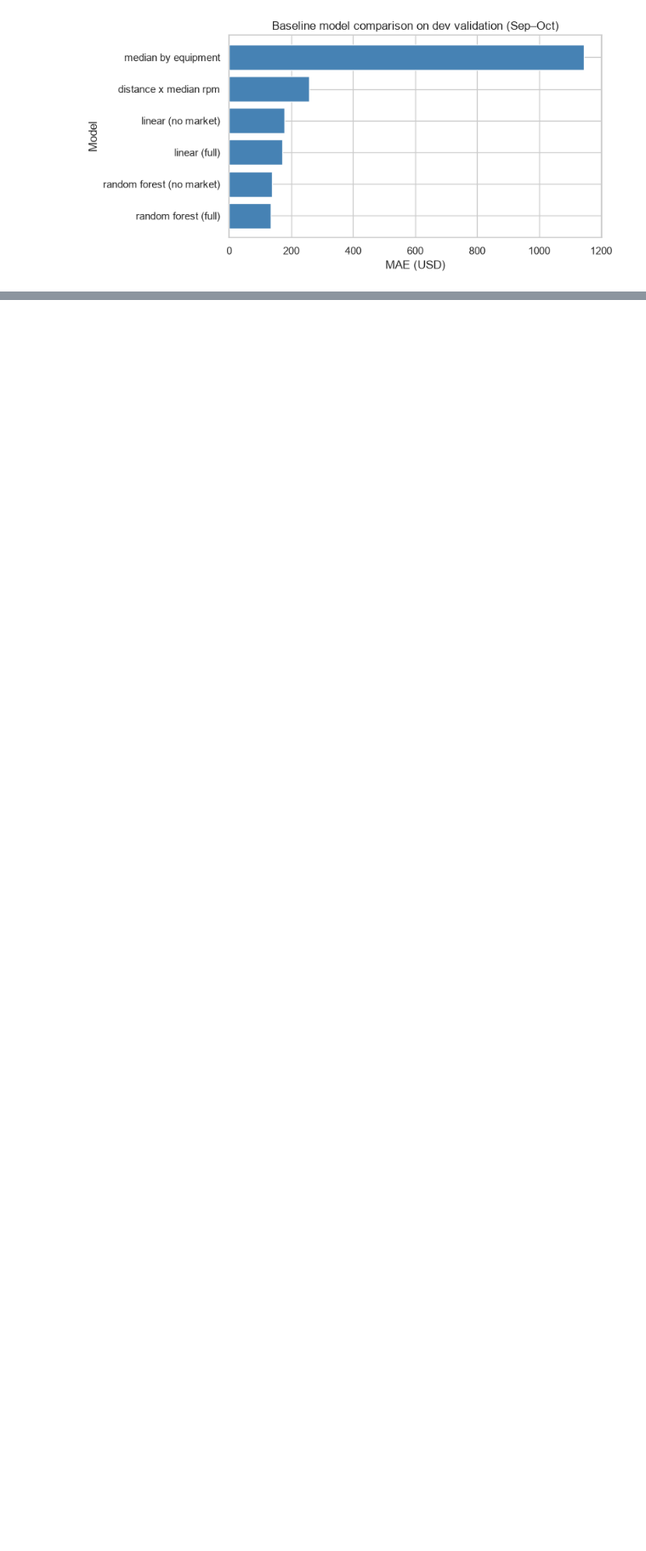
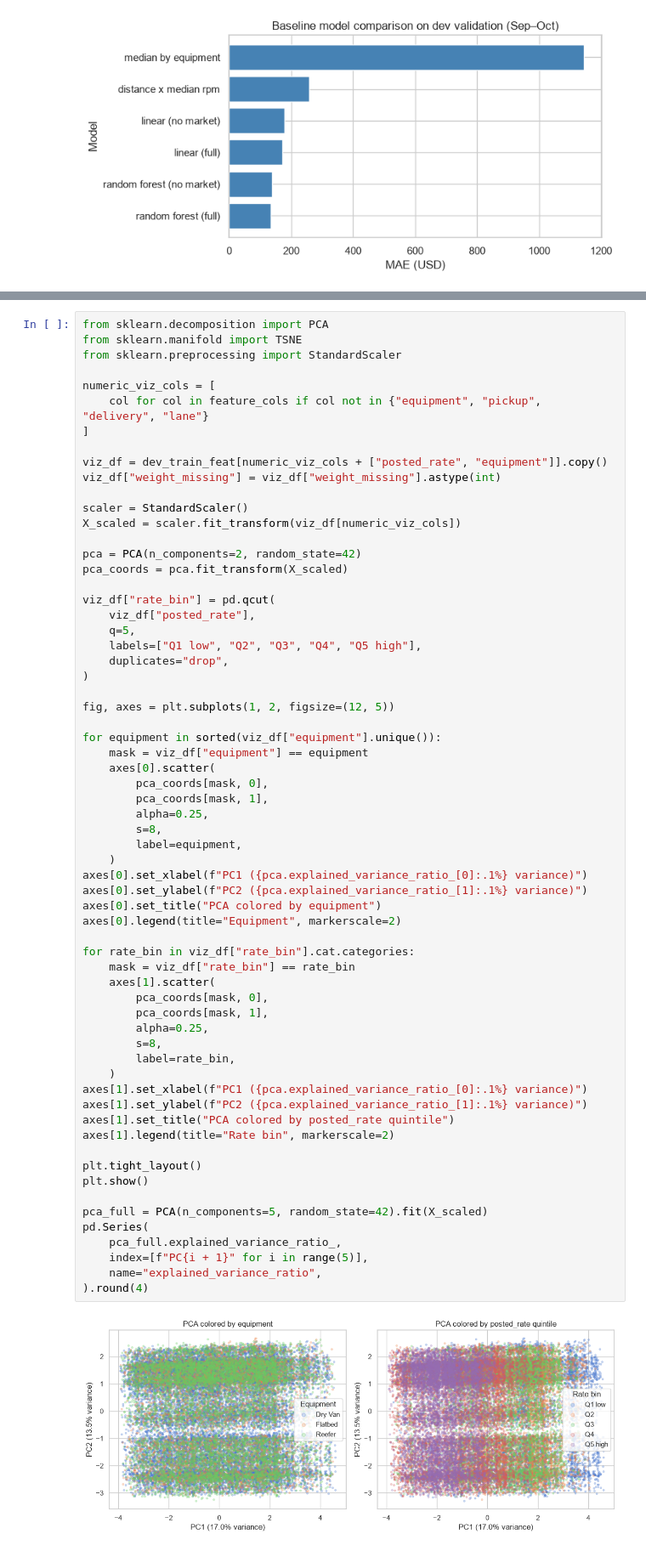
Before and after one commit to ttqureshi/spotter-freight-rate-ml, a Jupyter notebook: notebooks/freight_rate_modeling.ipynb, the cells around one changed output, grey strips where cells are left out. Shown at 85% size. Cells and saved outputs as stored; diff of their text form; blank space fills up the shorter version.

```diff
--- a/notebooks/freight_rate_modeling.ipynb
+++ b/notebooks/freight_rate_modeling.ipynb
@@ -957,0 +969,66 @@ plt.show()
+# %%
+from sklearn.decomposition import PCA
+from sklearn.manifold import TSNE
+from sklearn.preprocessing import StandardScaler
+
+numeric_viz_cols = [
+    col for col in feature_cols if col not in {"equipment", "pickup", "delivery", "lane"}
+]
+
+viz_df = dev_train_feat[numeric_viz_cols + ["posted_rate", "equipment"]].copy()
+viz_df["weight_missing"] = viz_df["weight_missing"].astype(int)
+
+scaler = StandardScaler()
+X_scaled = scaler.fit_transform(viz_df[numeric_viz_cols])
+
+pca = PCA(n_components=2, random_state=42)
+pca_coords = pca.fit_transform(X_scaled)
+
+viz_df["rate_bin"] = pd.qcut(
+    viz_df["posted_rate"],
+    q=5,
+    labels=["Q1 low", "Q2", "Q3", "Q4", "Q5 high"],
+    duplicates="drop",
+)
+
+fig, axes = plt.subplots(1, 2, figsize=(12, 5))
+
+for equipment in sorted(viz_df["equipment"].unique()):
+    mask = viz_df["equipment"] == equipment
+    axes[0].scatter(
+        pca_coords[mask, 0],
+        pca_coords[mask, 1],
+        alpha=0.25,
+        s=8,
+        label=equipment,
+    )
+axes[0].set_xlabel(f"PC1 ({pca.explained_variance_ratio_[0]:.1%} variance)")
+axes[0].set_ylabel(f"PC2 ({pca.explained_variance_ratio_[1]:.1%} variance)")
+axes[0].set_title("PCA colored by equipment")
+axes[0].legend(title="Equipment", markerscale=2)
+
+for rate_bin in viz_df["rate_bin"].cat.categories:
+    mask = viz_df["rate_bin"] == rate_bin
+    axes[1].scatter(
+        pca_coords[mask, 0],
+        pca_coords[mask, 1],
+        alpha=0.25,
+        s=8,
+        label=rate_bin,
+    )
+axes[1].set_xlabel(f"PC1 ({pca.explained_variance_ratio_[0]:.1%} variance)")
+axes[1].set_ylabel(f"PC2 ({pca.explained_variance_ratio_[1]:.1%} variance)")
+axes[1].set_title("PCA colored by posted_rate quintile")
+axes[1].legend(title="Rate bin", markerscale=2)
+
+plt.tight_layout()
+plt.show()
+
+pca_full = PCA(n_components=5, random_state=42).fit(X_scaled)
+pd.Series(
+    pca_full.explained_variance_ratio_,
+    index=[f"PC{i + 1}" for i in range(5)],
+    name="explained_variance_ratio",
+).round(4)
+# %% [output]
+[figure, added]
```
Also changed, not shown: parts of 22 cells of this notebook, 1 other file.
